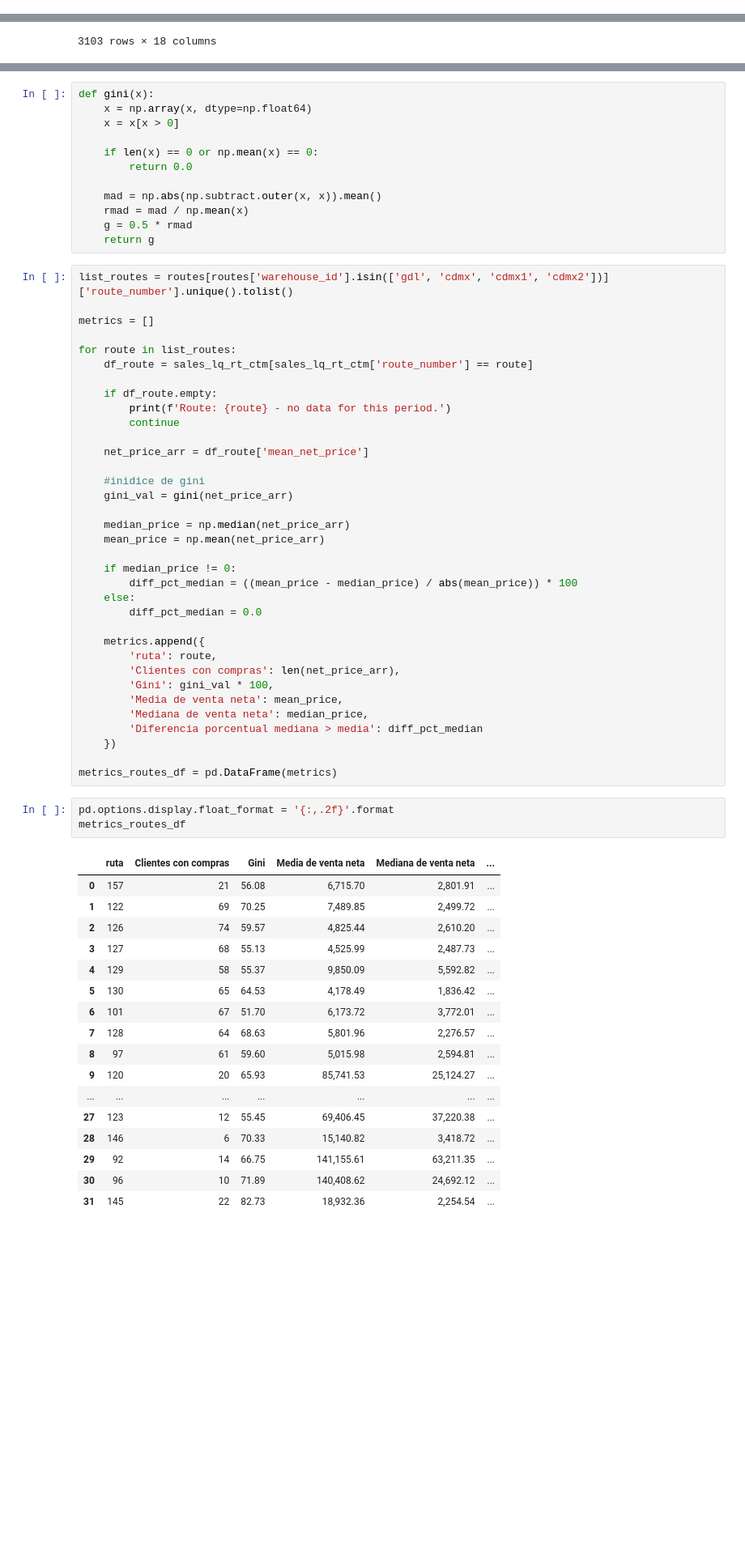
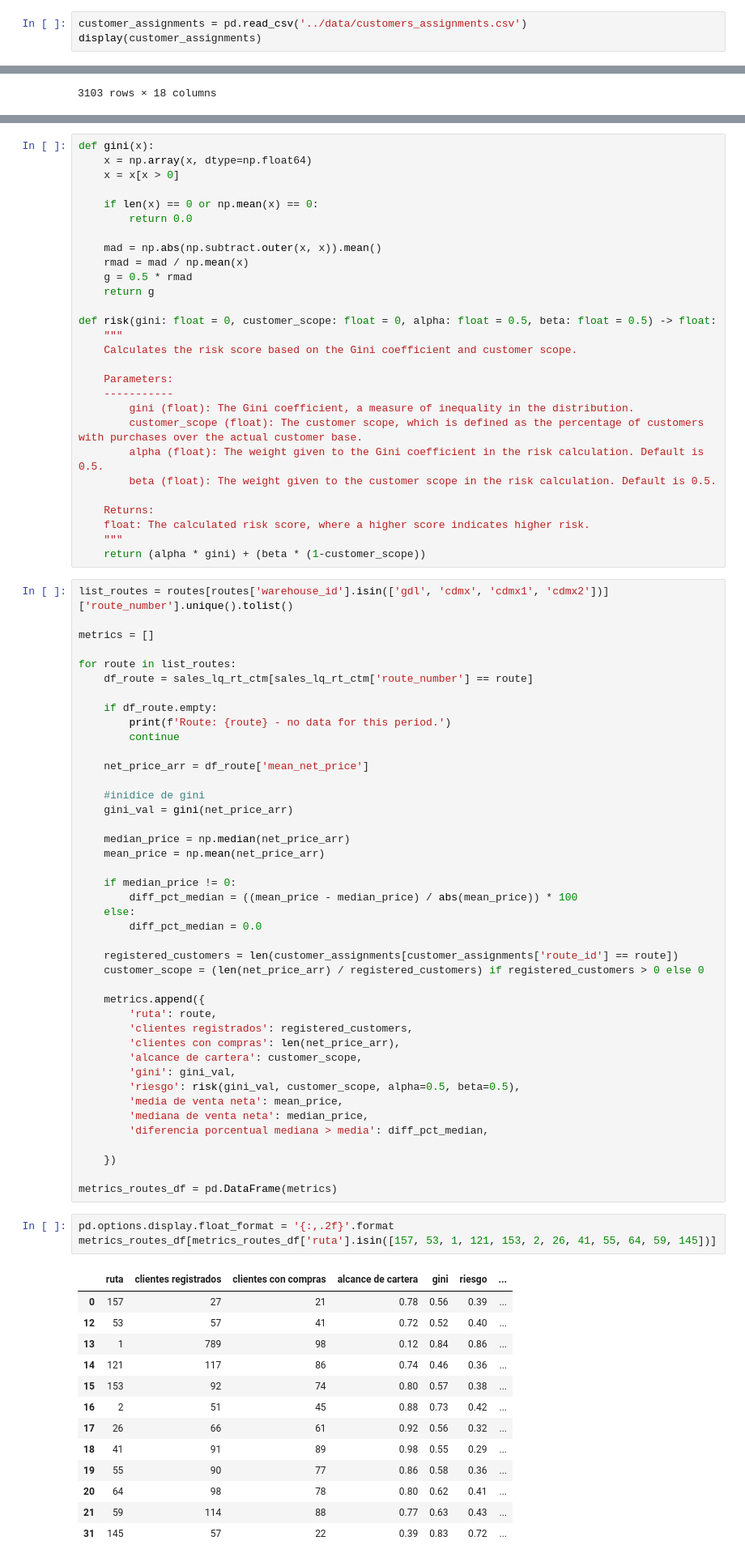
Before and after one commit to angelemmavelasco/kpis-para-creacion-de-estrategia-comercial, a Jupyter notebook: notebooks/main.ipynb, the cells around one changed output, grey strips where cells are left out. Shown at 81% size. Saved outputs shown, nothing was run; the diff lists cells and outputs as text; blank space fills up the shorter version.

```diff
--- a/notebooks/main.ipynb
+++ b/notebooks/main.ipynb
@@ -57,3 +60,6 @@ display(customers)
 | 9121 | 93464 | victor manuel ramos gonzalez | 2026-04-29 | 10,000.00 | 7 | 5 | False |
 | 9122 | 93465 | angel omar cruz ponce | 2026-04-30 | 10,000.00 | 7 | 8 | False |
 9123 rows × 7 columns
+# %%
+customer_assignments = pd.read_csv('../data/customers_assignments.csv')
+display(customer_assignments)
@@ -353,6 +396,22 @@ def gini(x):
     rmad = mad / np.mean(x)
     g = 0.5 * rmad
     return g
+
+def risk(gini: float = 0, customer_scope: float = 0, alpha: float = 0.5, beta: float = 0.5) -> float:
+    """
+    Calculates the risk score based on the Gini coefficient and customer scope.
+
+    Parameters:
+    -----------
+        gini (float): The Gini coefficient, a measure of inequality in the distribution.
+        customer_scope (float): The customer scope, which is defined as the percentage of customers with purchases over the actual customer base.
+        alpha (float): The weight given to the Gini coefficient in the risk calculation. Default is 0.5.
+        beta (float): The weight given to the customer scope in the risk calculation. Default is 0.5.
+
+    Returns:
+    float: The calculated risk score, where a higher score indicates higher risk.
+    """
+    return (alpha * gini) + (beta * (1-customer_scope))
 # %%
 list_routes = routes[routes['warehouse_id'].isin(['gdl', 'cdmx', 'cdmx1', 'cdmx2'])]['route_number'].unique().tolist()
 
@@ -378,34 +437,37 @@ for route in list_routes:
     else:
         diff_pct_median = 0.0
 
+    registered_customers = len(customer_assignments[customer_assignments['route_id'] == route])
+    customer_scope = (len(net_price_arr) / registered_customers) if registered_customers > 0 else 0
+
     metrics.append({
         'ruta': route,
-        'Clientes con compras': len(net_price_arr),
-        'Gini': gini_val * 100,
-        'Media de venta neta': mean_price,
-        'Mediana de venta neta': median_price,
-        'Diferencia porcentual mediana > media': diff_pct_median
+        'clientes registrados': registered_customers,
+        'clientes con compras': len(net_price_arr),
+        'alcance de cartera': customer_scope,
+        'gini': gini_val,
+        'riesgo': risk(gini_val, customer_scope, alpha=0.5, beta=0.5),
+        'media de venta neta': mean_price,
+        'mediana de venta neta': median_price,
+        'diferencia porcentual mediana > media': diff_pct_median,
+
     })
 
 metrics_routes_df = pd.DataFrame(metrics)
 # %%
 pd.options.display.float_format = '{:,.2f}'.format
-metrics_routes_df
+metrics_routes_df[metrics_routes_df['ruta'].isin([157, 53, 1, 121, 153, 2, 26, 41, 55, 64, 59, 145])]
 # %% [output]
-|  | ruta | Clientes con compras | Gini | Media de venta neta | Mediana de venta neta | ... |
-| 0 | 157 | 21 | 56.08 | 6,715.70 | 2,801.91 | ... |
-| 1 | 122 | 69 | 70.25 | 7,489.85 | 2,499.72 | ... |
-| 2 | 126 | 74 | 59.57 | 4,825.44 | 2,610.20 | ... |
-| 3 | 127 | 68 | 55.13 | 4,525.99 | 2,487.73 | ... |
-| 4 | 129 | 58 | 55.37 | 9,850.09 | 5,592.82 | ... |
-| 5 | 130 | 65 | 64.53 | 4,178.49 | 1,836.42 | ... |
-| 6 | 101 | 67 | 51.70 | 6,173.72 | 3,772.01 | ... |
-| 7 | 128 | 64 | 68.63 | 5,801.96 | 2,276.57 | ... |
-| 8 | 97 | 61 | 59.60 | 5,015.98 | 2,594.81 | ... |
-| 9 | 120 | 20 | 65.93 | 85,741.53 | 25,124.27 | ... |
-| ... | ... | ... | ... | ... | ... | ... |
-| 27 | 123 | 12 | 55.45 | 69,406.45 | 37,220.38 | ... |
-| 28 | 146 | 6 | 70.33 | 15,140.82 | 3,418.72 | ... |
-| 29 | 92 | 14 | 66.75 | 141,155.61 | 63,211.35 | ... |
-| 30 | 96 | 10 | 71.89 | 140,408.62 | 24,692.12 | ... |
-| 31 | 145 | 22 | 82.73 | 18,932.36 | 2,254.54 | ... |
+|  | ruta | clientes registrados | clientes con compras | alcance de cartera | gini | riesgo | ... |
+| 0 | 157 | 27 | 21 | 0.78 | 0.56 | 0.39 | ... |
+| 12 | 53 | 57 | 41 | 0.72 | 0.52 | 0.40 | ... |
+| 13 | 1 | 789 | 98 | 0.12 | 0.84 | 0.86 | ... |
+| 14 | 121 | 117 | 86 | 0.74 | 0.46 | 0.36 | ... |
+| 15 | 153 | 92 | 74 | 0.80 | 0.57 | 0.38 | ... |
+| 16 | 2 | 51 | 45 | 0.88 | 0.73 | 0.42 | ... |
+| 17 | 26 | 66 | 61 | 0.92 | 0.56 | 0.32 | ... |
+| 18 | 41 | 91 | 89 | 0.98 | 0.55 | 0.29 | ... |
+| 19 | 55 | 90 | 77 | 0.86 | 0.58 | 0.36 | ... |
+| 20 | 64 | 98 | 78 | 0.80 | 0.62 | 0.41 | ... |
+| 21 | 59 | 114 | 88 | 0.77 | 0.63 | 0.43 | ... |
+| 31 | 145 | 57 | 22 | 0.39 | 0.83 | 0.72 | ... |
```
Also changed, not shown: parts of 7 cells of this notebook, 7 other files.
